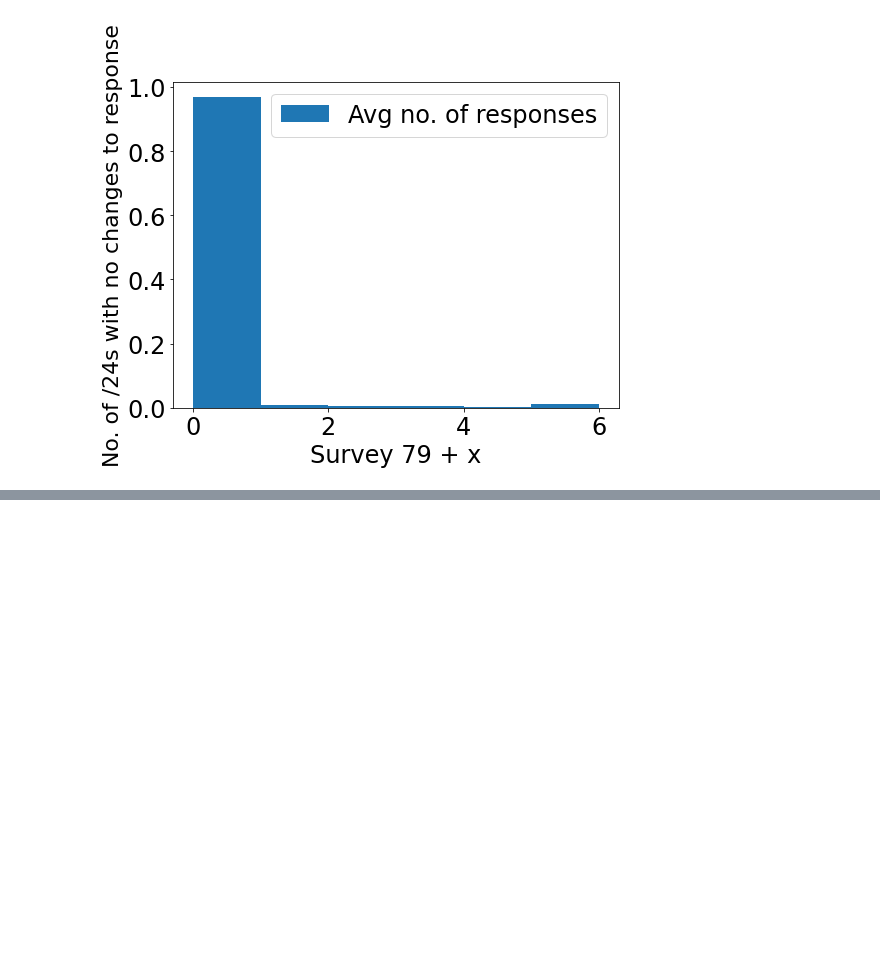
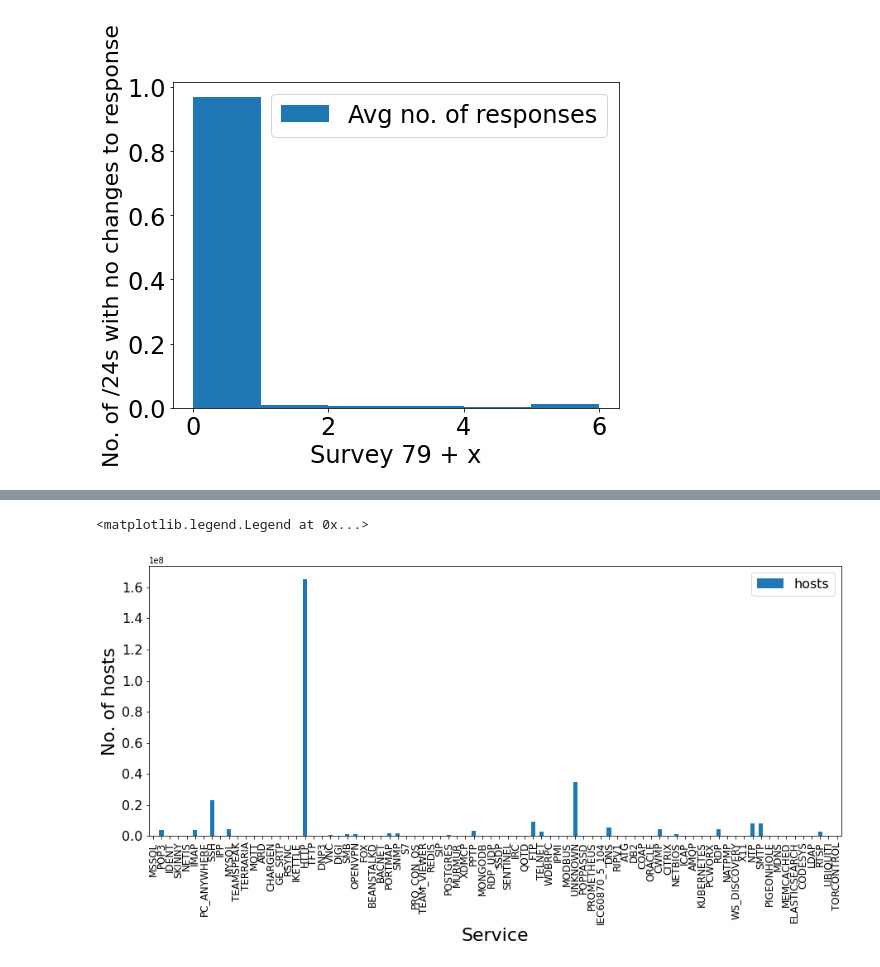
Before and after one commit to Manasvini/ids-project, a Jupyter notebook: Final Project.ipynb, the cells around one changed output, grey strips where cells are left out. Drawn from its saved outputs; the diff is of its cells as text; code cells hidden in the pictures; blank space fills up the shorter version.

```diff
--- a/Final Project.ipynb
+++ b/Final Project.ipynb
@@ -297,0 +312,12 @@ ax.legend([ 'Avg no. of responses'], fontsize=24)
+# %%
+svcs_df = pd.read_csv('censys_ip_svcs.csv')
+fig, ax = plt.subplots(figsize=(15,6), nrows=1, ncols=1)
+svcs_df.plot.bar(x='service_name', y='f0_', ax = ax)
+ax.xaxis.set_tick_params(labelsize=12)
+ax.yaxis.set_tick_params(labelsize=16)
+ax.set_ylabel('No. of hosts', fontsize=22)
+ax.set_xlabel('Service', fontsize=22)
+ax.legend([ 'hosts'], fontsize=16)
+# %% [output]
+<matplotlib.legend.Legend at 0x...>
+[figure, added]
```
Also changed, not shown: parts of 9 cells of this notebook.
